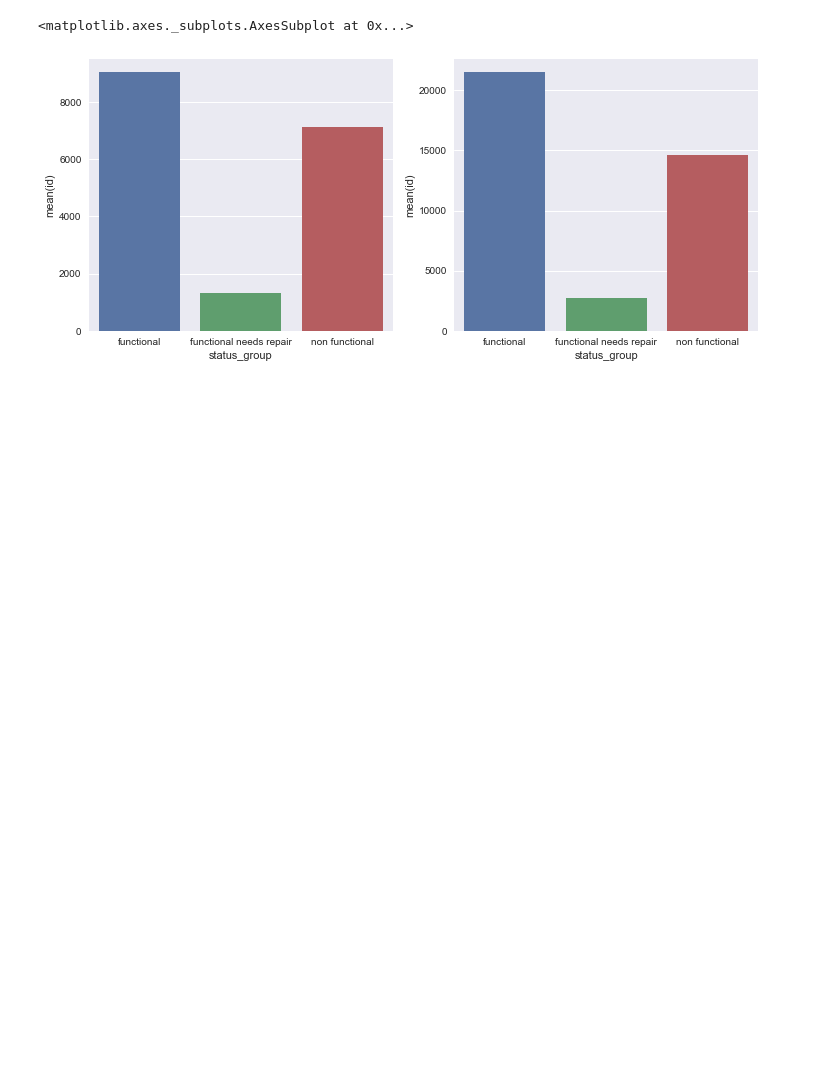
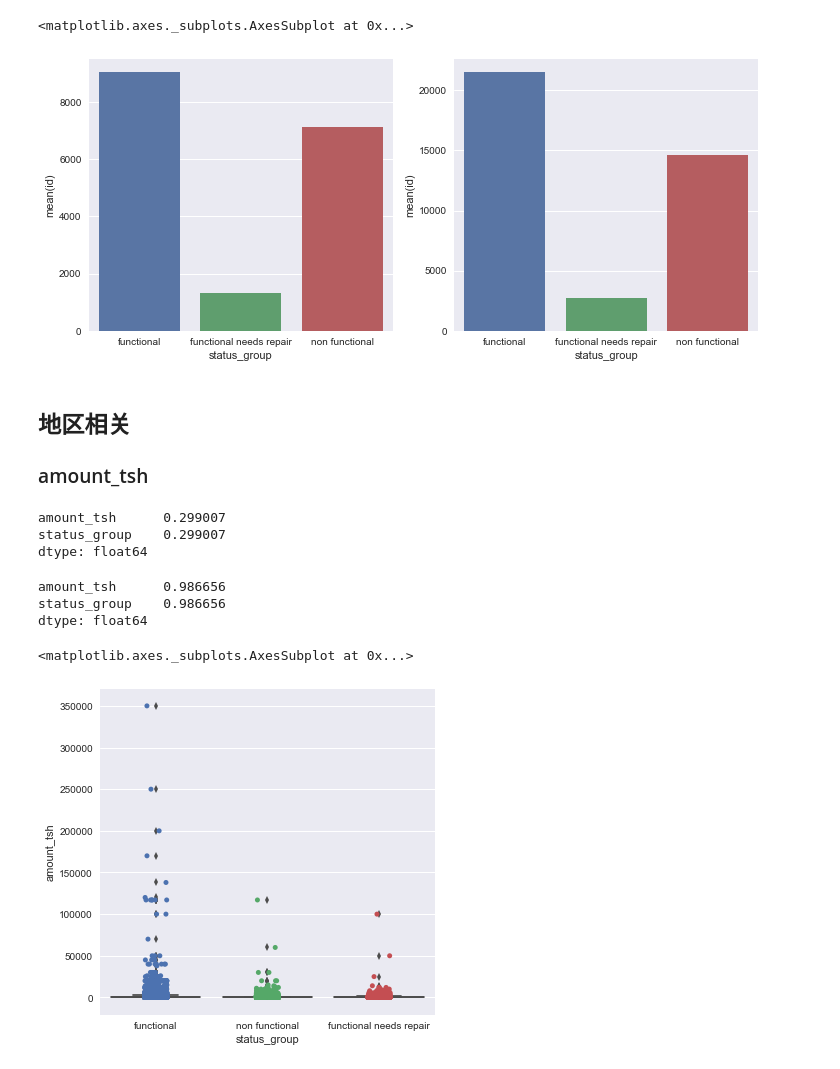
Before and after one commit to shenc3/drivendata-nb, a Jupyter notebook: pumpItUp/PumpItUp.ipynb, the cells around one changed output. Saved outputs shown, nothing was run; the diff lists cells and outputs as text; code cells hidden in the pictures; blank space fills up the shorter version.

```diff
--- a/pumpItUp/PumpItUp.ipynb
+++ b/pumpItUp/PumpItUp.ipynb
@@ -10,7 +10,7 @@ import seaborn as sns
 %matplotlib inline
 # %%
 # 读入数据
-DIR = ""
+DIR = "D:\PlayGround\drivendata-nb\pumpItUp"
 train_data = pd.read_csv(os.path.join(DIR, "train-values.csv"))
 train_labels = pd.read_csv(os.path.join(DIR, "train-labels.csv"))
 test_data = pd.read_csv(os.path.join(DIR, "test-values.csv"))
@@ -235,3 +233,6 @@ sns.barplot(data=permit_cnt[permit_cnt['permit']==True], x='status_group', y='id
 # %% [output]
 <matplotlib.axes._subplots.AxesSubplot at 0x...>
 [figure]
+# %% [markdown]
+## 地区相关
+### amount_tsh
@@ -237,0 +243,27 @@ sns.barplot(data=permit_cnt[permit_cnt['permit']==True], x='status_group', y='id
+# %%
+amount_tsh = train[['amount_tsh', 'status_group']]
+# %%
+amount_tsh[amount_tsh['amount_tsh'] > 0].count() / amount_tsh.shape[0]
+
+# 29.9%的amount_tsh不为0, 另外的70.1%为0
+
+amount_tsh_pos = amount_tsh[amount_tsh['amount_tsh'] > 0]
+# %% [output]
+amount_tsh      0.299007
+status_group    0.299007
+dtype: float64
+# %%
+amount_tsh_pos[amount_tsh_pos['amount_tsh'] < 10000].count() / amount_tsh_pos.shape[0]
+
+# 大于0的点钟，98.67%的值小于10000
+# %% [output]
+amount_tsh      0.986656
+status_group    0.986656
+dtype: float64
+# %%
+fig, ax = plt.subplots(nrows=1, ncols=1, figsize=(6, 6))
+sns.boxplot(amount_tsh_pos['status_group'], amount_tsh_pos['amount_tsh'], ax=ax)
+sns.stripplot(amount_tsh_pos['status_group'], amount_tsh_pos['amount_tsh'], jitter=True, ax=ax)
+# %% [output]
+<matplotlib.axes._subplots.AxesSubplot at 0x...>
+[figure, added]
```
Also changed, not shown: parts of 16 cells of this notebook.
